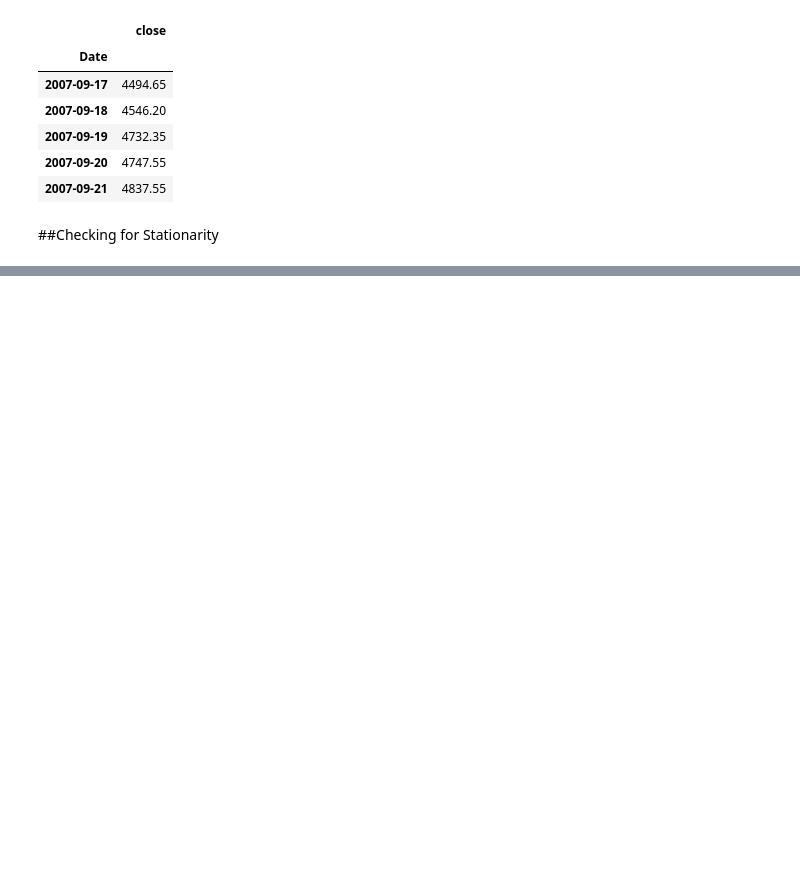
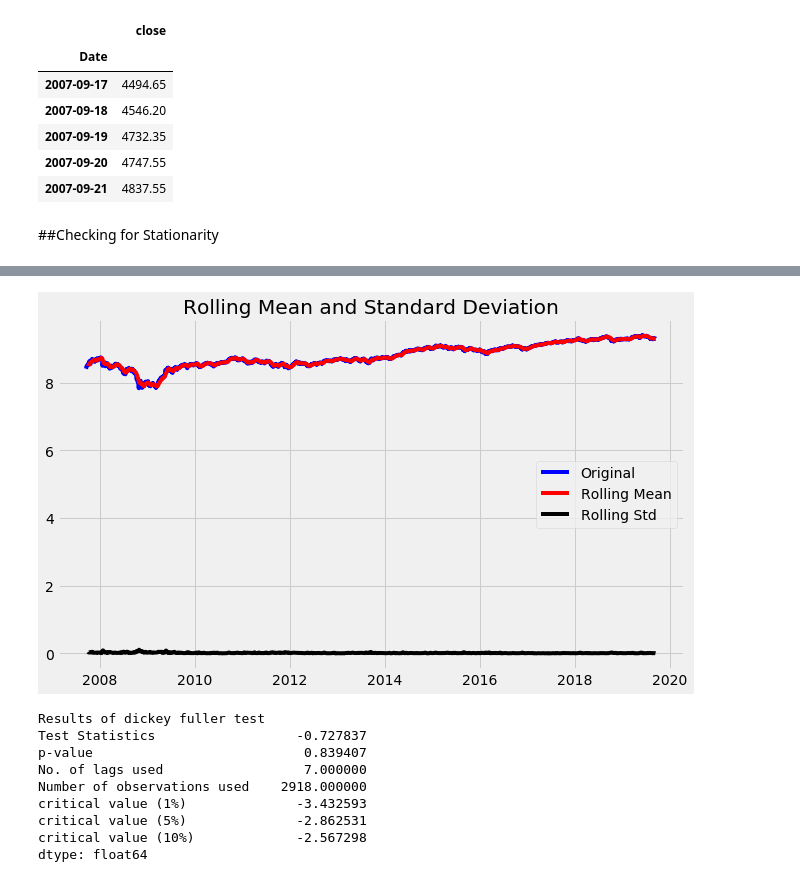
Before and after one commit to jesvin1/Basics, a Jupyter notebook: Nifty_Prediction.ipynb, the cells around one changed output, grey strips where cells are left out. Saved outputs shown, nothing was run; the diff lists cells and outputs as text; code cells hidden in the pictures; blank space fills up the shorter version.

```diff
--- a/Nifty_Prediction.ipynb
+++ b/Nifty_Prediction.ipynb
@@ -256,0 +132,13 @@ Our residuals are likely not normally distributed.
+# %%
+test_stationarity(df_log.close)
+# %% [output]
+[figure, added]
+Results of dickey fuller test
+Test Statistics                  -0.727837
+p-value                           0.839407
+No. of lags used                  7.000000
+Number of observations used    2918.000000
+critical value (1%)              -3.432593
+critical value (5%)              -2.862531
+critical value (10%)             -2.567298
+dtype: float64
```
Also changed, not shown: parts of 27 cells of this notebook.
